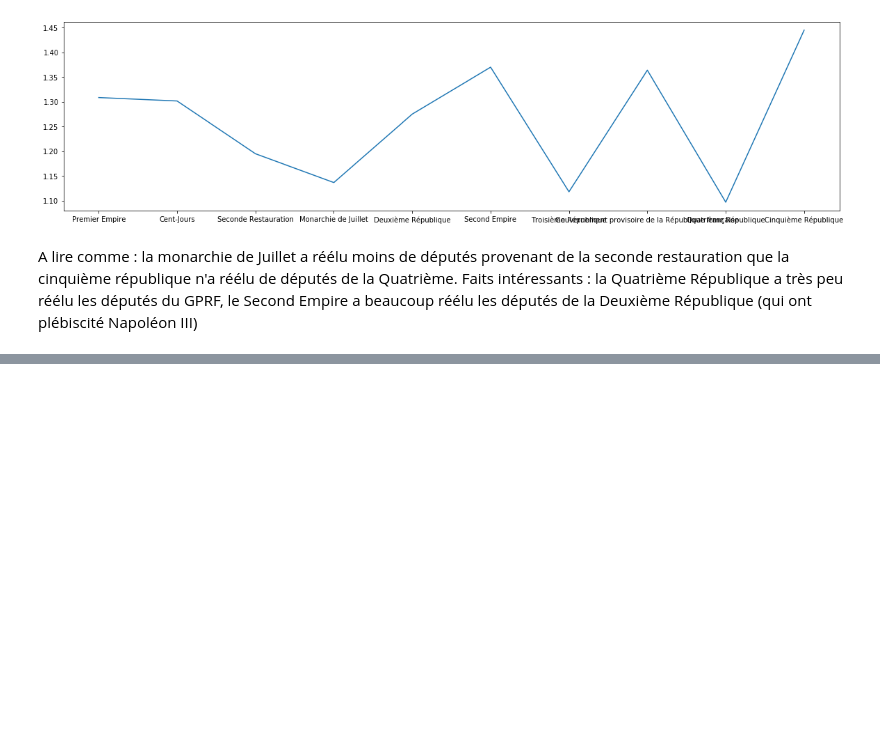
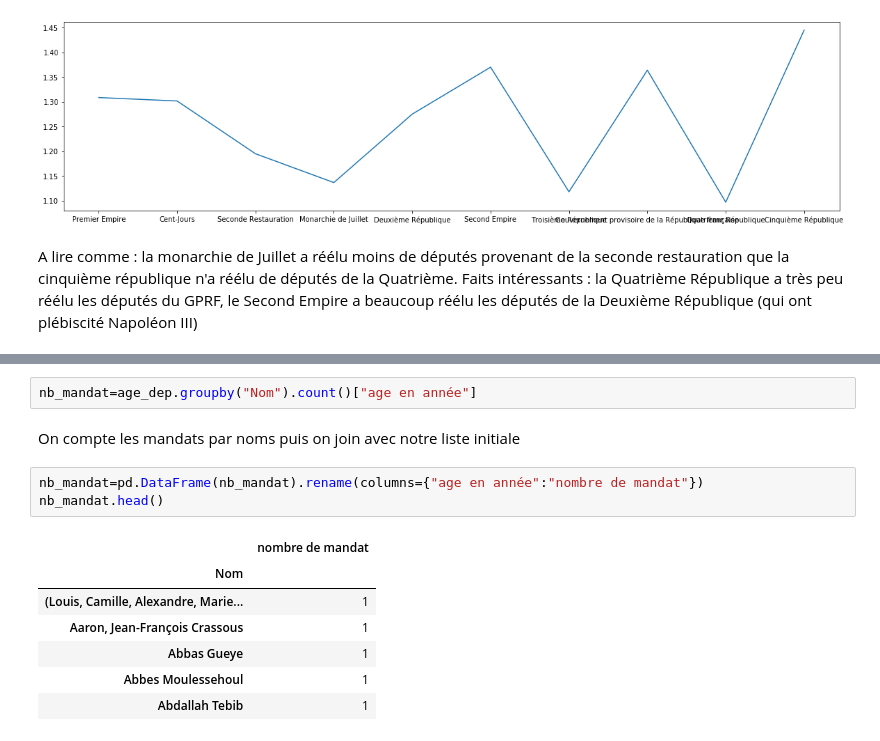
Before and after one commit to dusylvain/Projet-Python-deputes, a Jupyter notebook: statistiques_descriptives_depute.ipynb, the cells around one changed output, grey strips where cells are left out. Drawn from its saved outputs; the diff is of its cells as text; blank space fills up the shorter version.

```diff
--- a/statistiques_descriptives_depute.ipynb
+++ b/statistiques_descriptives_depute.ipynb
@@ -541,0 +562,15 @@ Faits intéressants : la Quatrième République a très peu réélu les député
+# %%
+nb_mandat=age_dep.groupby("Nom").count()["age en année"]
+# %% [markdown]
+On compte les mandats par noms puis on join avec notre liste initiale
+# %%
+nb_mandat=pd.DataFrame(nb_mandat).rename(columns={"age en année":"nombre de mandat"})
+nb_mandat.head()
+# %% [output]
+|  | nombre de mandat |
+| Nom |  |
+| (Louis, Camille, Alexandre, Marie... | 1 |
+| Aaron, Jean-François Crassous | 1 |
+| Abbas Gueye | 1 |
+| Abbes Moulessehoul | 1 |
+| Abdallah Tebib | 1 |
```
Also changed, not shown: parts of 11 cells of this notebook.
